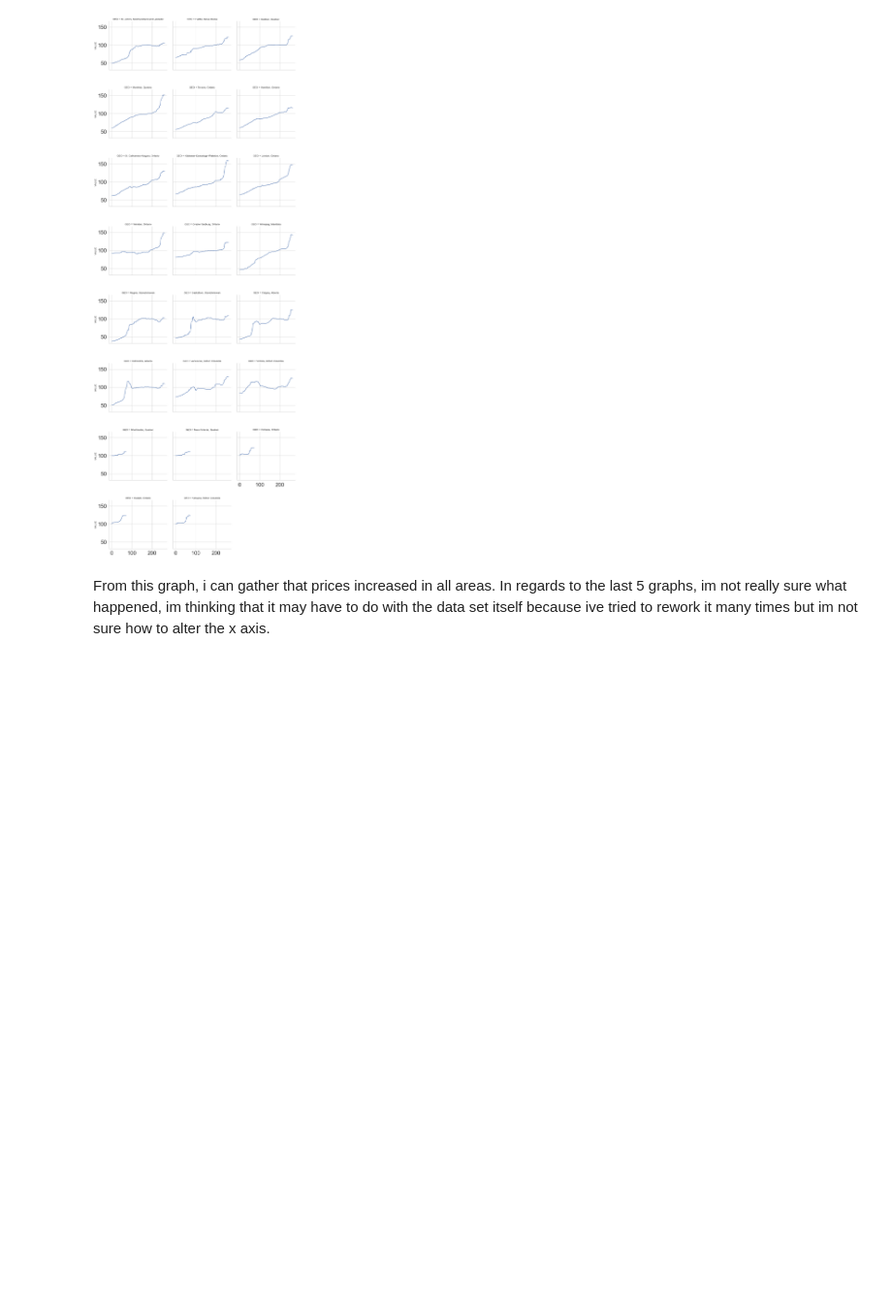
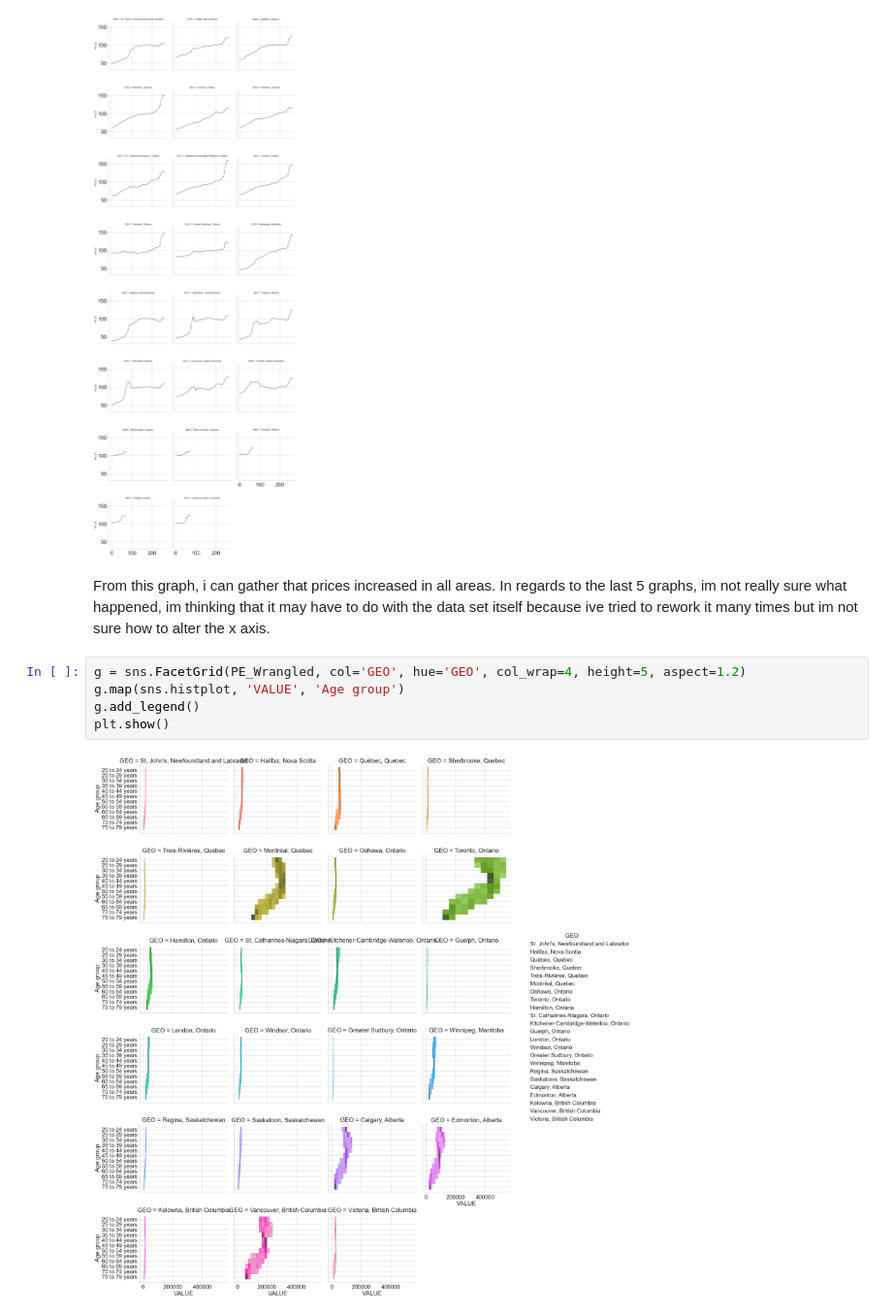
Before and after one commit to ubco-W2022T2-data301/project-group-group01, a Jupyter notebook: analysis/Katrinaanalysis3.ipynb, the cells around one changed output. Shown at 97% size. Cells and saved outputs as stored; diff of their text form; blank space fills up the shorter version.

```diff
--- a/analysis/Katrinaanalysis3.ipynb
+++ b/analysis/Katrinaanalysis3.ipynb
@@ -350,3 +377,10 @@ n=None
 [figure]
 # %% [markdown]
 From this graph, i can gather that prices increased in all areas. In regards to the last 5 graphs, im not really sure what happened, im thinking that it may have to do with the data set itself because ive tried to rework it many times but im not sure how to alter the x axis.
+# %%
+g = sns.FacetGrid(PE_Wrangled, col='GEO', hue='GEO', col_wrap=4, height=5, aspect=1.2)
+g.map(sns.histplot, 'VALUE', 'Age group')
+g.add_legend()
+plt.show()
+# %% [output]
+[figure, added]
```
Also changed, not shown: parts of 6 cells of this notebook.
